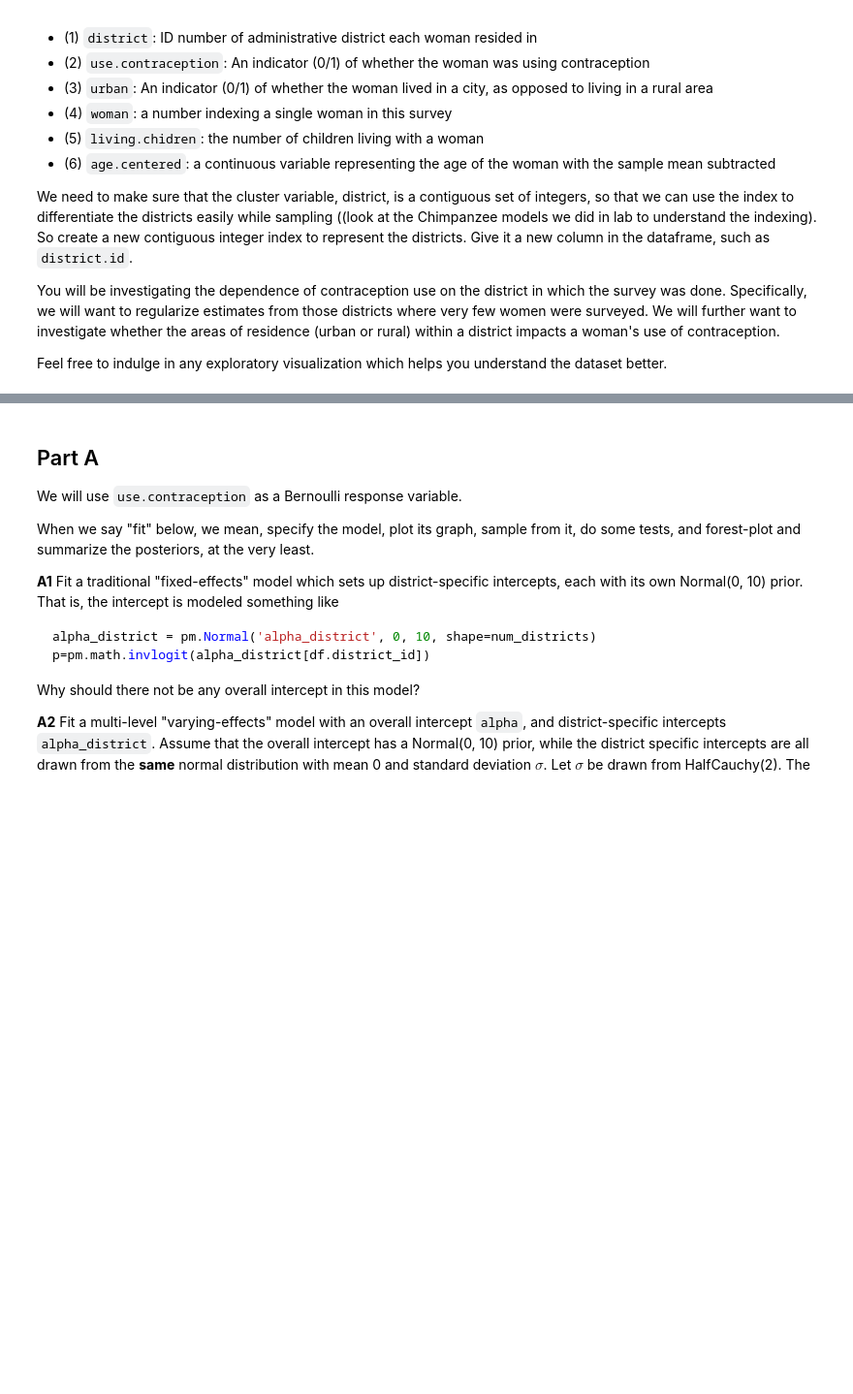
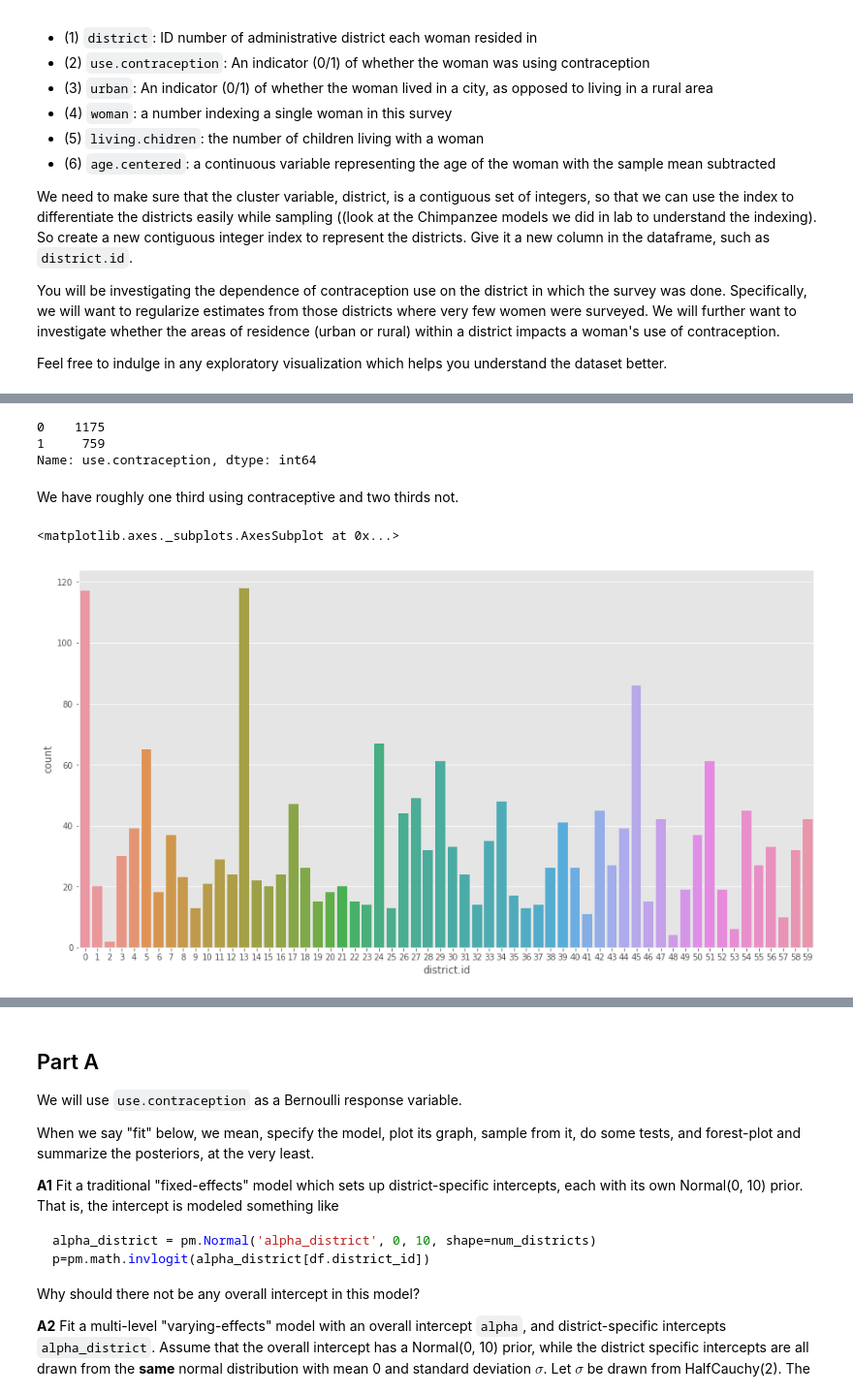
Before and after one commit to NOllAl/AM207HW, a Jupyter notebook: am207_final_2018fall/2018fall_final.ipynb, the cells around one changed output, grey strips where cells are left out. Shown at 97% size. Cells and saved outputs as stored; diff of their text form; code cells hidden in the pictures; blank space fills up the shorter version.

```diff
--- a/am207_final_2018fall/2018fall_final.ipynb
+++ b/am207_final_2018fall/2018fall_final.ipynb
@@ -48,0 +53,6 @@ Feel free to indulge in any exploratory visualization which helps you understand
+# %%
+data = pd.read_csv("bangladesh.csv", sep=";", index_col='woman')
+
+le = preprocessing.LabelEncoder()
+data['district.id'] = le.fit_transform(data.district)
+data.head()
@@ -48,0 +67,17 @@ Feel free to indulge in any exploratory visualization which helps you understand
+# %%
+data['use.contraception'].value_counts()
+# %% [output]
+0    1175
+1     759
+Name: use.contraception, dtype: int64
+# %% [markdown]
+We have roughly one third using contraceptive and two thirds not.
+# %%
+fig, ax = plt.subplots()
+# the size of A4 paper
+fig.set_size_inches(15.7, 8.27)
+
+sns.countplot('district.id', data=data, ax=ax)
+# %% [output]
+<matplotlib.axes._subplots.AxesSubplot at 0x...>
+[figure, added]
```
Also changed, not shown: parts of 7 cells of this notebook.
